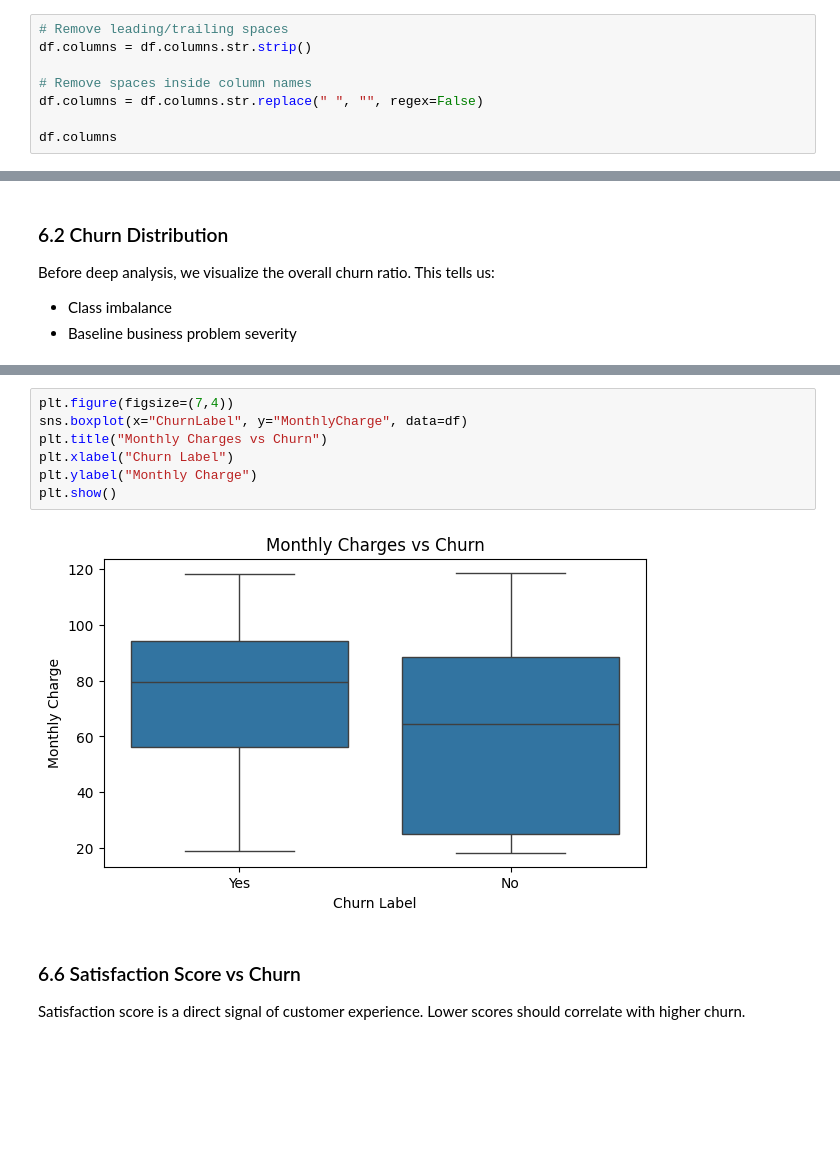
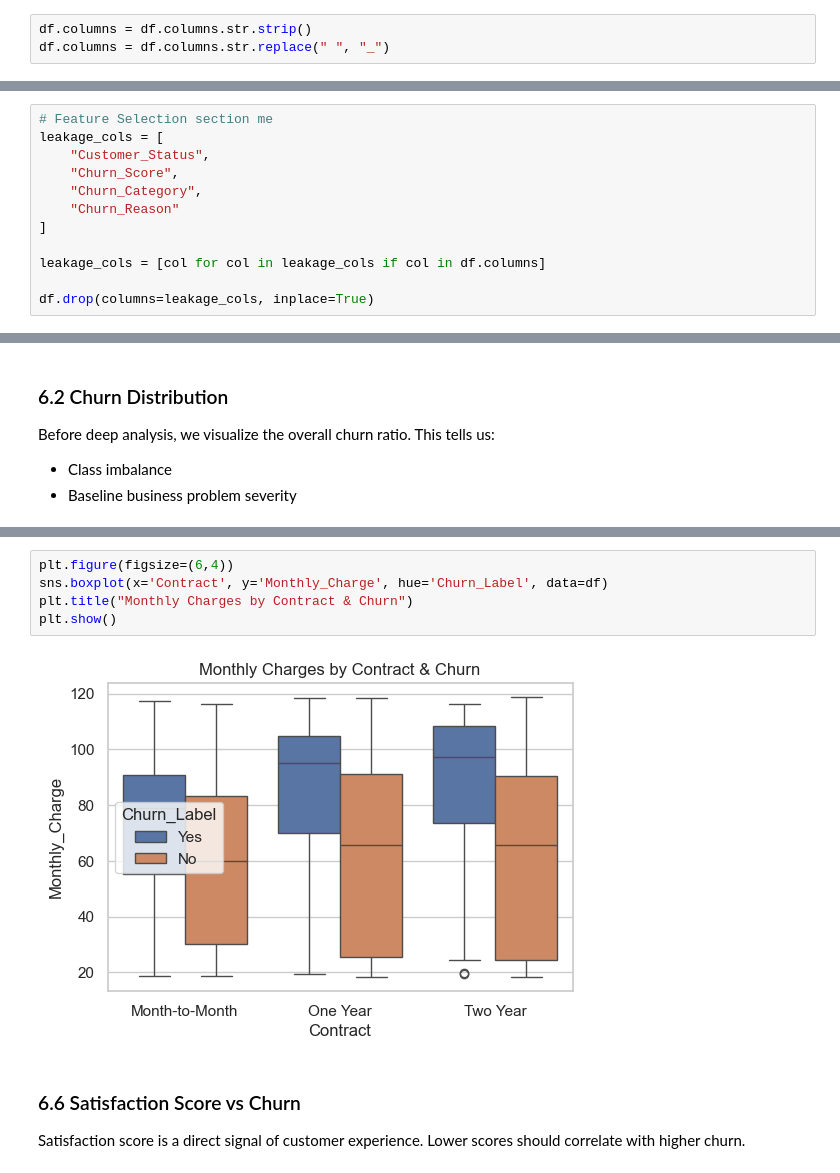
Before and after one commit to Vishaldubey2210/Churn_Model, a Jupyter notebook: notebooks/churn_analysis.ipynb, the cells around one changed output, grey strips where cells are left out. Saved outputs shown, nothing was run; the diff lists cells and outputs as text; blank space fills up the shorter version.

Commit message:
Updated app.py and churn_analysis notebook, added code.py and column_usage.txt

```diff
--- a/notebooks/churn_analysis.ipynb
+++ b/notebooks/churn_analysis.ipynb
@@ -104,8 +162,3 @@ This avoids bugs caused by:
 # %%
-# Remove leading/trailing spaces
 df.columns = df.columns.str.strip()
-
-# Remove spaces inside column names
-df.columns = df.columns.str.replace(" ", "", regex=False)
-
-df.columns
+df.columns = df.columns.str.replace(" ", "_")
@@ -212,0 +301,12 @@ df.drop(columns=leakage_cols, inplace=True)
+# %%
+# Feature Selection section me
+leakage_cols = [
+    "Customer_Status",
+    "Churn_Score",
+    "Churn_Category",
+    "Churn_Reason"
+]
+
+leakage_cols = [col for col in leakage_cols if col in df.columns]
+
+df.drop(columns=leakage_cols, inplace=True)
@@ -270,12 +424,10 @@ especially when value perception is low.
 # %%
-plt.figure(figsize=(7,4))
-sns.boxplot(x="ChurnLabel", y="MonthlyCharge", data=df)
-plt.title("Monthly Charges vs Churn")
-plt.xlabel("Churn Label")
-plt.ylabel("Monthly Charge")
+plt.figure(figsize=(6,4))
+sns.boxplot(x='Contract', y='Monthly_Charge', hue='Churn_Label', data=df)
+plt.title("Monthly Charges by Contract & Churn")
 plt.show()
 # %% [output]
-[figure, old version]
+[figure, new version]
 # %% [markdown]
 ### 6.6 Satisfaction Score vs Churn
 
```
Also changed, not shown: parts of 113 cells of this notebook, 3 other files.
